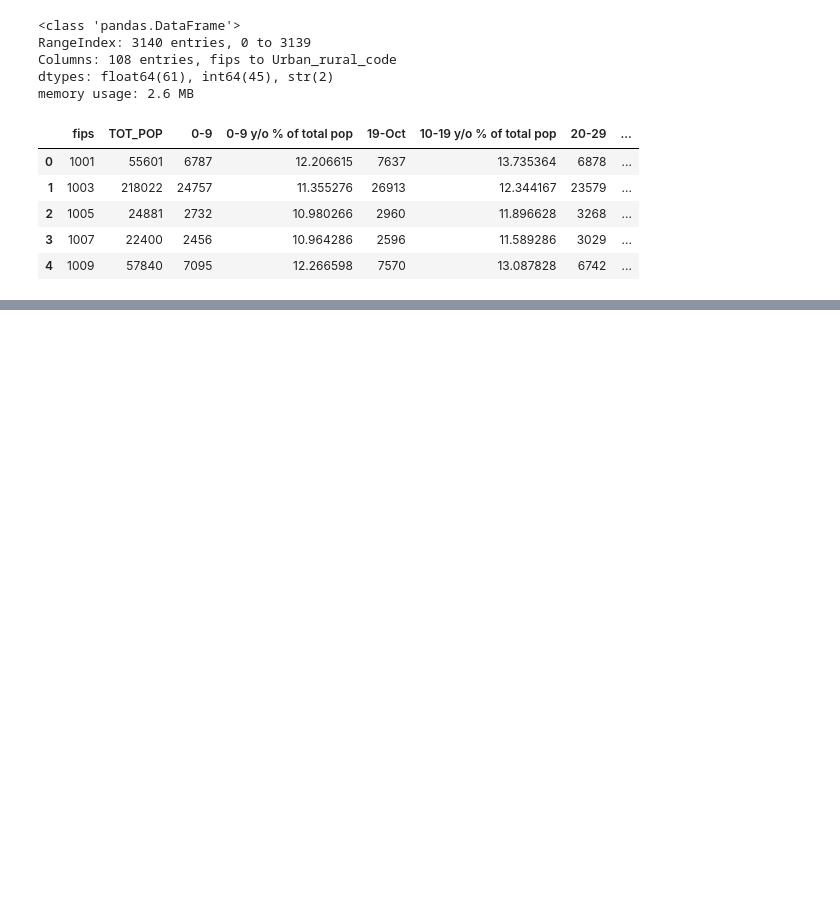
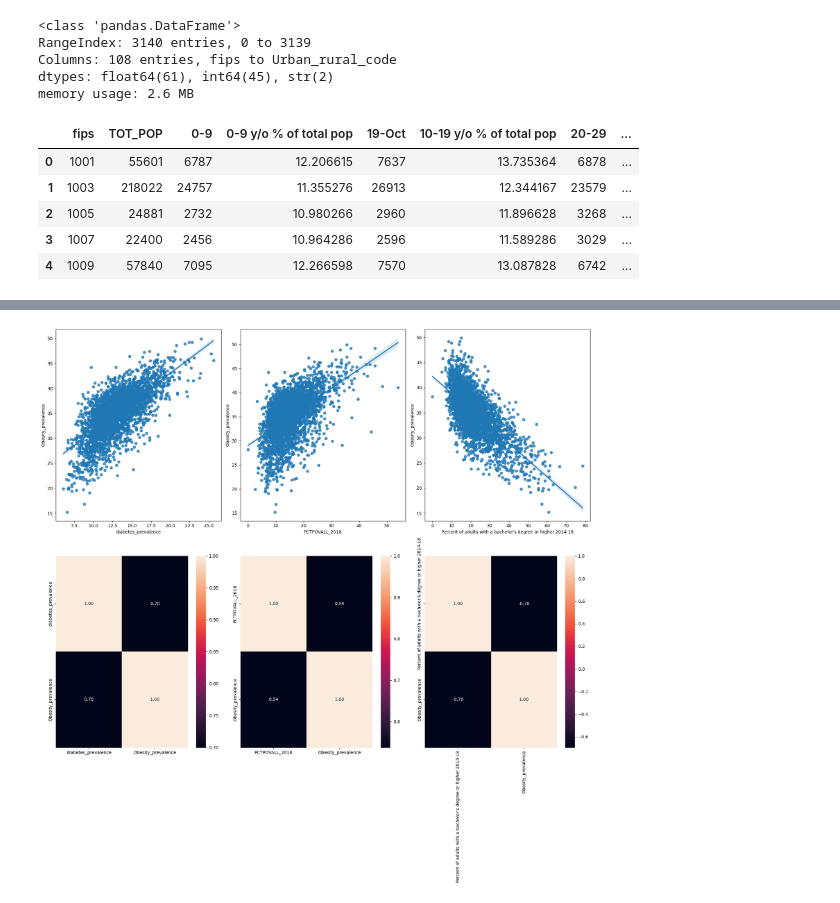
Before and after one commit to LeandroR093/RLR, a Jupyter notebook: src/explore.ipynb, the cells around one changed output, grey strips where cells are left out. Cells and saved outputs as stored; diff of their text form; code cells hidden in the pictures; blank space fills up the shorter version.

```diff
--- a/src/explore.ipynb
+++ b/src/explore.ipynb
@@ -39,0 +151,14 @@ df.head()
+# %%
+fig, axis = plt.subplots(2,3, figsize=(18,18))
+
+sns.regplot(ax=axis[0,0], data= df, x = 'diabetes_prevalence', y = 'Obesity_prevalence')
+sns.heatmap(ax=axis[1,0], data= df[['diabetes_prevalence','Obesity_prevalence']].corr(),annot=True, fmt=".2f")
+sns.regplot(ax=axis[0,1], data= df, x = 'PCTPOVALL_2018', y = 'Obesity_prevalence')
+sns.heatmap(ax=axis[1,1], data= df[['PCTPOVALL_2018','Obesity_prevalence']].corr(),annot=True, fmt=".2f")
+sns.regplot(ax=axis[0,2], data= df, x = "Percent of adults with a bachelor's degree or higher 2014-18", y = 'Obesity_prevalence')
+sns.heatmap(ax=axis[1,2], data= df[["Percent of adults with a bachelor's degree or higher 2014-18",'Obesity_prevalence']].corr(),annot=True, fmt=".2f")
+
+plt.tight_layout()
+plt.show()
+# %% [output]
+[figure, added]
```
Also changed, not shown: parts of 34 cells of this notebook, 6 other files.
